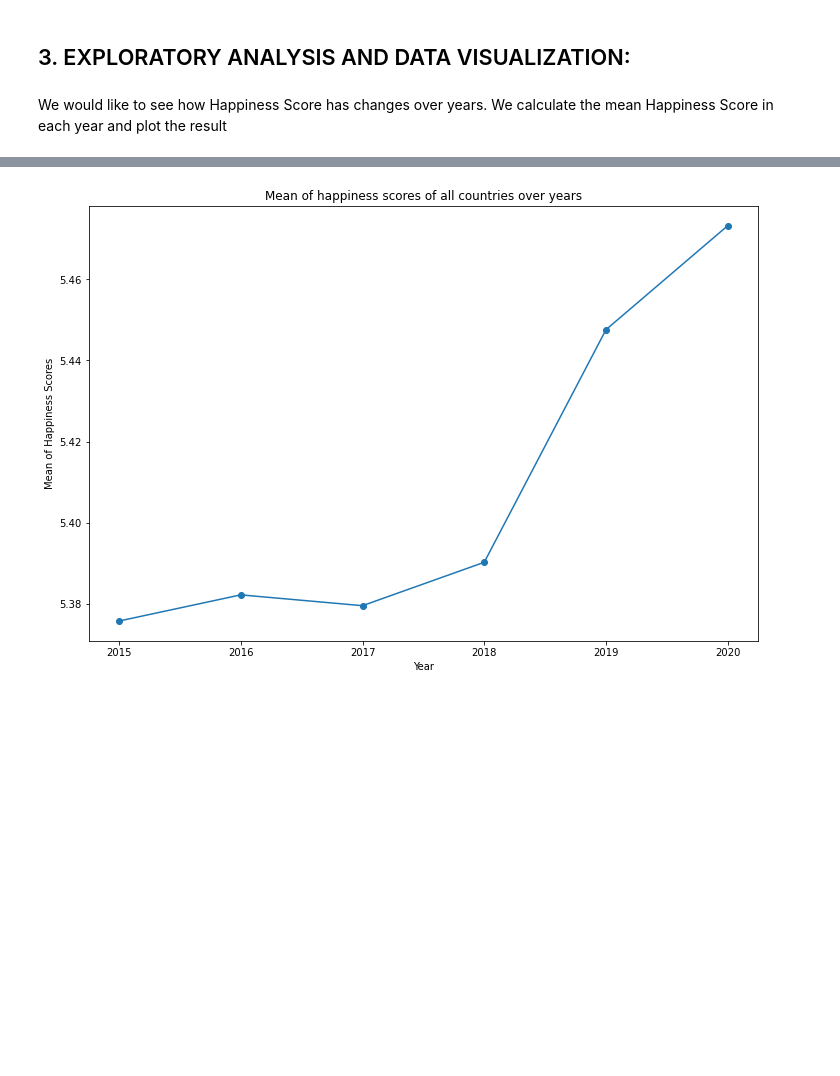
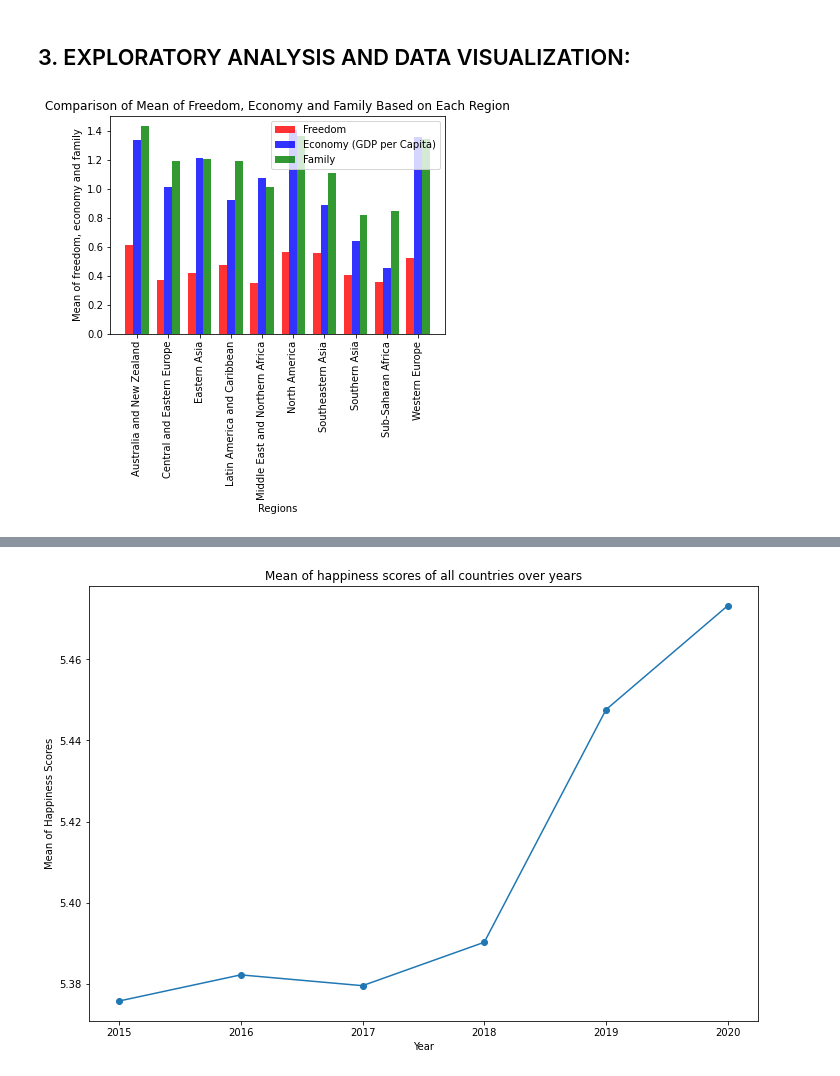
Before and after one commit to Jzhong456/Jzhong456.github.io, a Jupyter notebook: Final_Tutorial.ipynb, the cells around one changed output, grey strips where cells are left out. Cells and saved outputs as stored; diff of their text form; code cells hidden in the pictures; blank space fills up the shorter version.

Commit message:
Add Yun's Graphes

```diff
--- a/Final_Tutorial.ipynb
+++ b/Final_Tutorial.ipynb
@@ -210,5 +210,50 @@ dataAll
 For the meaing of each column/variable refer to the index <a href= https://happiness-report.s3.amazonaws.com/2020/WHR20_Ch2_Statistical_Appendix.pdf>here</a>. The first two pages explain what the report asked in their survey and how it converted the information to numbers.
 # %% [markdown]
 ## 3. EXPLORATORY ANALYSIS AND DATA VISUALIZATION:
-# %% [markdown]
-We would like to see how Happiness Score has changes over years. We calculate the mean Happiness Score in each year and plot the result
+# %%
+# data to plot
+n_groups = 10
+economy = dataAll.groupby("Region")["Economy (GDP per Capita)"].mean()
+fam = dataAll.groupby("Region")["Family"].mean()
+free = dataAll.groupby("Region")["Freedom"].mean()
+
+# create plot
+fig, ax = plt.subplots()
+index = np.arange(n_groups)
+bar_width = 0.25
+opacity = 0.8
+
+rects1 = plt.bar(index - bar_width, free, bar_width,
+alpha=opacity,
+color='r',
+label='Freedom',
+align='center')
+
+
+rects2 = plt.bar(index, economy, bar_width,
+alpha=opacity,
+color='b',
+label='Economy (GDP per Capita)',
+align='center')
+
+
+rects3 = plt.bar(index + bar_width, fam, bar_width,
+alpha=opacity,
+color='g',
+label='Family',
+align='center')
+
+
+
+
+plt.xlabel('Regions')
+plt.ylabel('Mean of freedom, economy and family')
+plt.title('Comparison of Mean of Freedom, Economy and Family Based on Each Region')
+plt.xticks(index, ('Australia and New Zealand', 'Central and Eastern Europe', 'Eastern Asia', 'Latin America and Caribbean', 'Middle East and Northern Africa', 'North America', 'Southeastern Asia', 'Southern Asia', 'Sub-Saharan Africa', 'Western Europe'))
+plt.xticks(rotation=90)
+
+#create a key
+plt.legend()
+plt.show()
+# %% [output]
+[figure, added]
```
Also changed, not shown: parts of 10 cells of this notebook.
